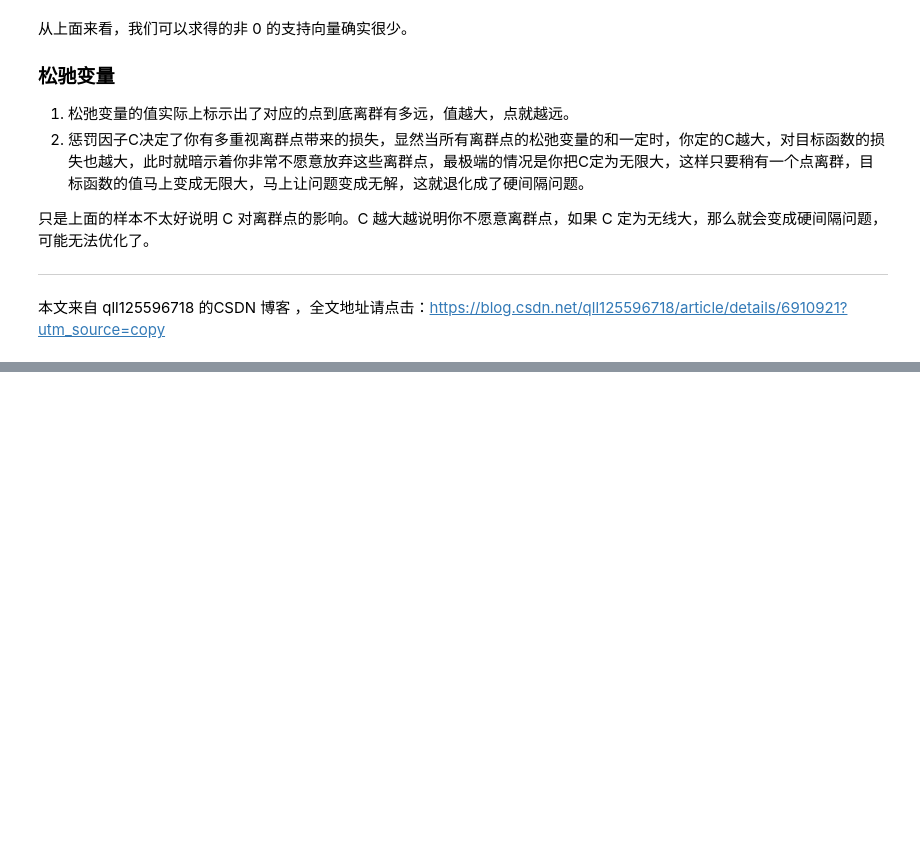
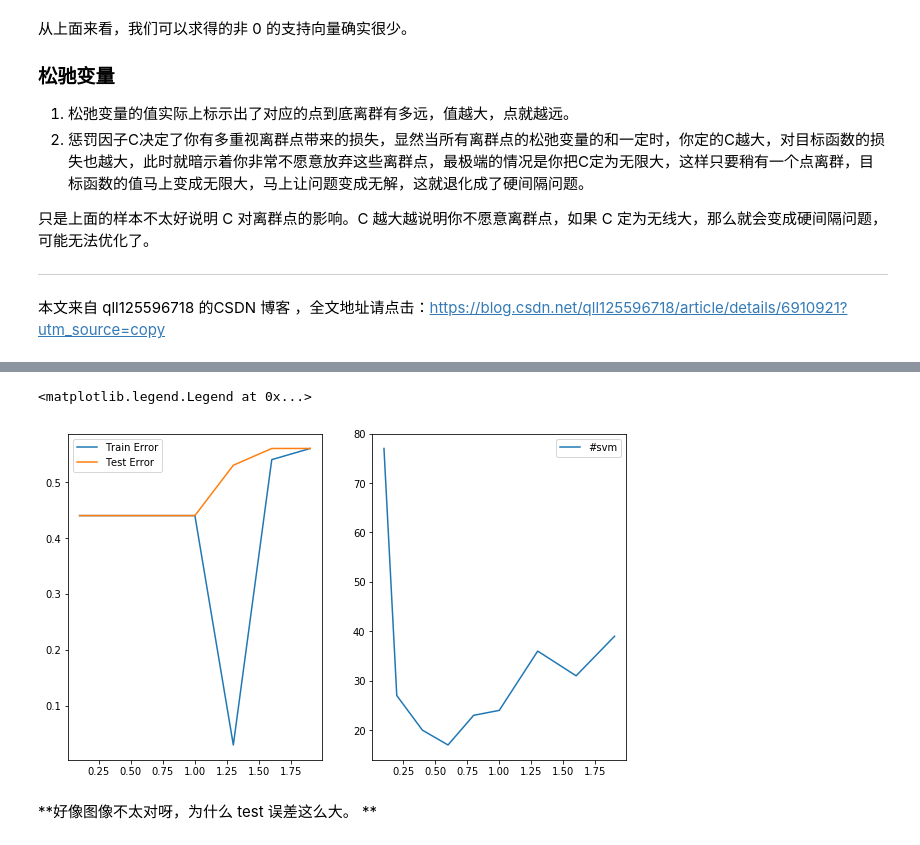
Before and after one commit to AaronFlower/Jupyter, a Jupyter notebook: 06-svm/SVM-SMO.ipynb, the cells around one changed output, grey strips where cells are left out. Drawn from its saved outputs; the diff is of its cells as text; code cells hidden in the pictures; blank space fills up the shorter version.

```diff
--- a/06-svm/SVM-SMO.ipynb
+++ b/06-svm/SVM-SMO.ipynb
@@ -232,0 +352,36 @@ plotSVM(X, y, results)
+# %%
+
+## RBF 核测试, testSetRBF
+df = loadData('testSetRBF.txt', names=['x1', 'x2', 'label'])
+m, n = df.values.shape
+X_train, y_train = df.values[:, 0:-1], df.values[:, -1:m]
+
+df_test = loadData('testSetRBF2.txt', names=['x1', 'x2', 'label'])
+m_test, n_test = df_test.values.shape
+X_test, y_test = df_test.values[:, 0:-1], df.values[:, -1:m_test]
+
+sigmas = [0.1, 0.2, 0.4, 0.6, 0.8, 1.0, 1.3, 1.6, 1.9]
+train_err = []
+test_err = []
+svm_nums = []
+
+for s in sigmas:
+    svm = SVM(X_train, y_train, C=200, toler=0.0001, kernel=rbfKernel, kernelParams=[s])
+    svm.smo(10000)
+    svm_nums.append(len(np.nonzero(svm.alphas)[0]))
+    train_err.append(calcErrRate(svm, X_train, y_train))
+    test_err.append(calcErrRate(svm, X_test, y_test))
+
+fig = plt.figure(figsize=(10, 6))
+ax = fig.add_subplot(121)
+ax.plot(sigmas, train_err, label='Train Error')
+ax.plot(sigmas, test_err, label='Test Error')
+ax.legend()
+ax = fig.add_subplot(122)
+ax.plot(sigmas, svm_nums, label='#svm')
+ax.legend()
+# %% [output]
+<matplotlib.legend.Legend at 0x...>
+[figure, added]
+# %% [markdown]
+**好像图像不太对呀，为什么 test 误差这么大。 **
```
Also changed, not shown: parts of 8 cells of this notebook, 3 other files.
